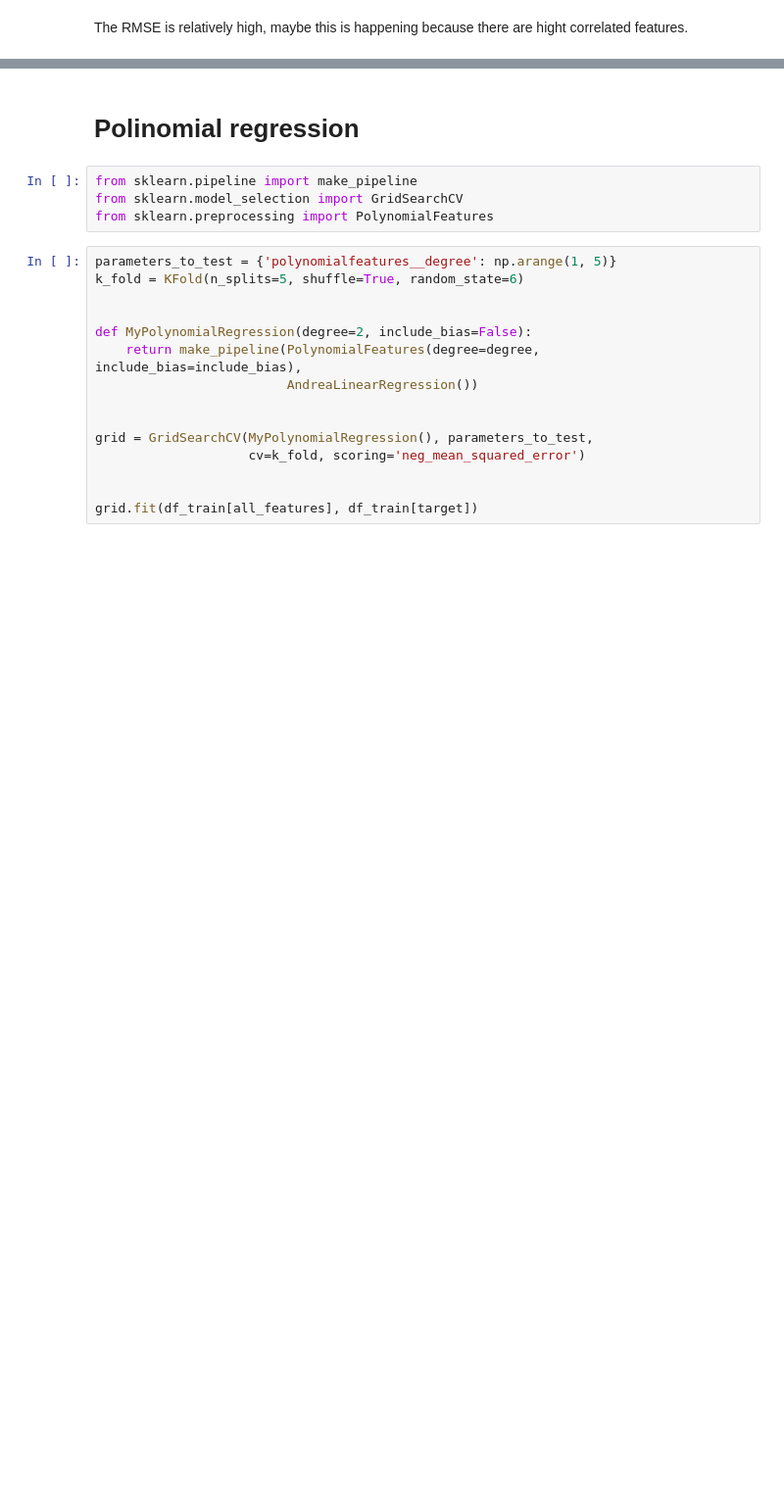
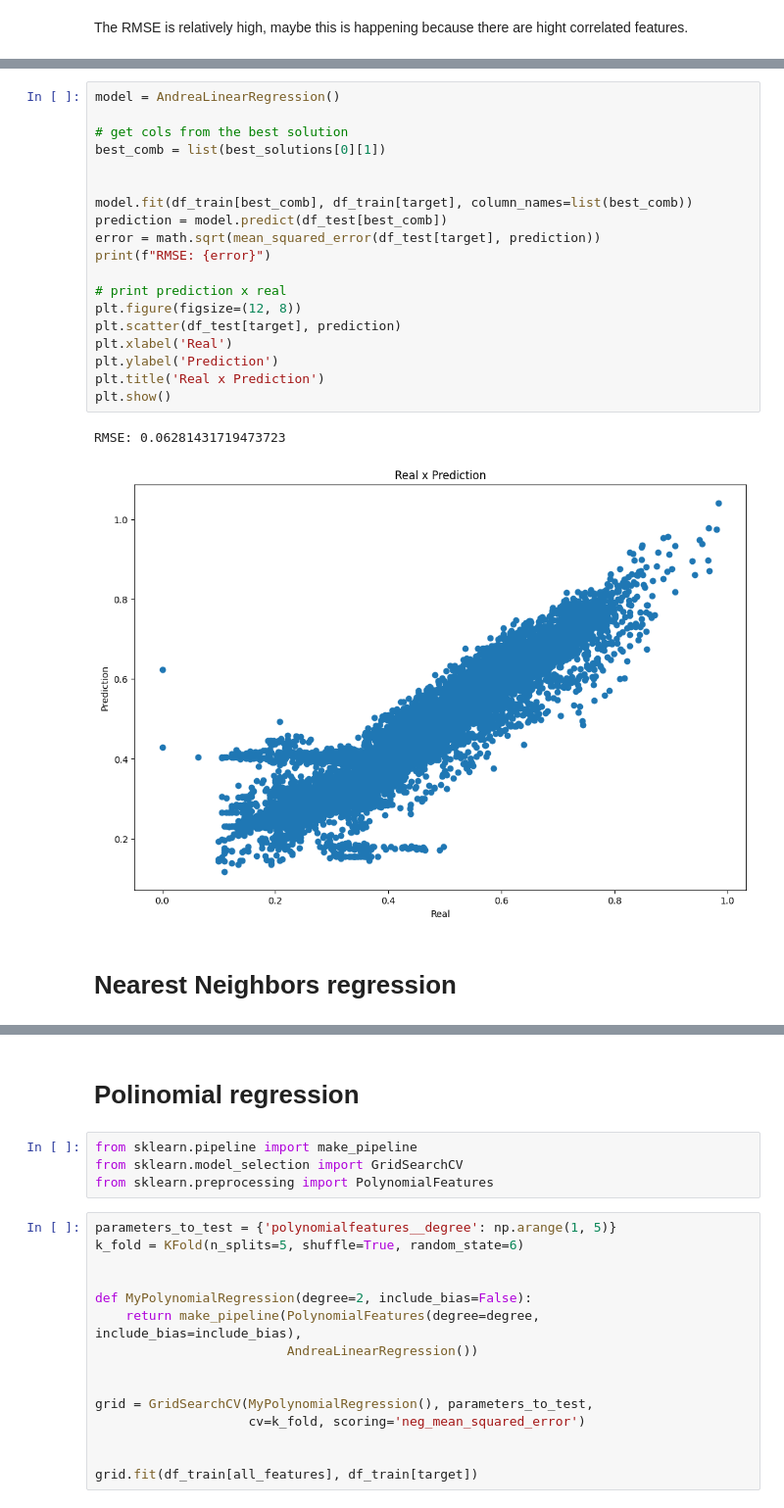
Before and after one commit to ArthurMbraga/machine-learning-project-CSC7201, a Jupyter notebook: project_new.ipynb, the cells around one changed output, grey strips where cells are left out. Shown at 98% size. Drawn from its saved outputs; the diff is of its cells as text; blank space fills up the shorter version.

```diff
--- a/project_new.ipynb
+++ b/project_new.ipynb
@@ -117,0 +138,24 @@ Combination: ('hour', 't1s0'), RMSE: 0.3299886509012867
+# %%
+model = AndreaLinearRegression()
+
+# get cols from the best solution
+best_comb = list(best_solutions[0][1])
+
+
+model.fit(df_train[best_comb], df_train[target], column_names=list(best_comb))
+prediction = model.predict(df_test[best_comb])
+error = math.sqrt(mean_squared_error(df_test[target], prediction))
+print(f"RMSE: {error}")
+
+# print prediction x real
+plt.figure(figsize=(12, 8))
+plt.scatter(df_test[target], prediction)
+plt.xlabel('Real')
+plt.ylabel('Prediction')
+plt.title('Real x Prediction')
+plt.show()
+# %% [output]
+RMSE: 0.06281431719473723
+[figure, added]
+# %% [markdown]
+# Nearest Neighbors regression
```
Also changed, not shown: parts of 11 cells of this notebook, 5 other files.
